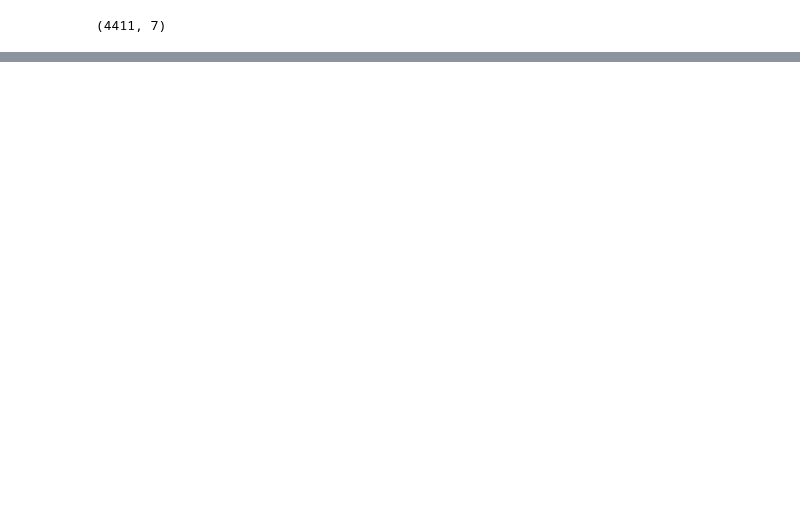
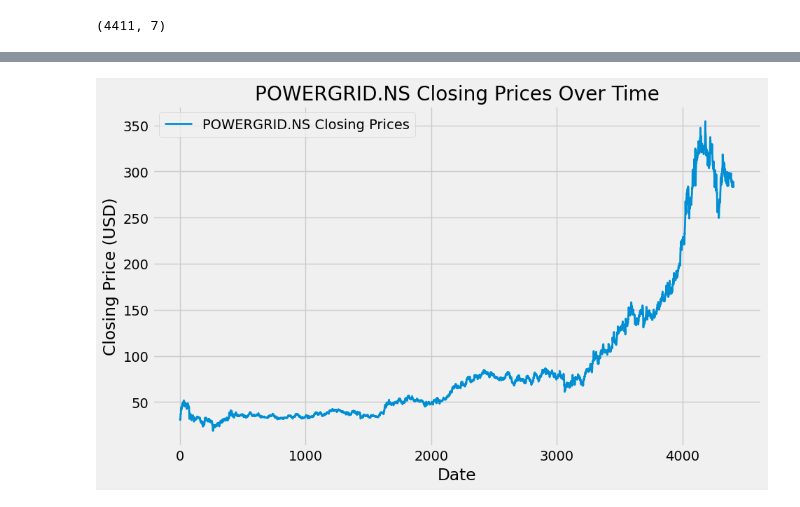
Before and after one commit to kamijoseph/LSTM-Stocks-Price, a Jupyter notebook: notebooks/main.ipynb, the cells around one changed output, grey strips where cells are left out. Drawn from its saved outputs; the diff is of its cells as text; code cells hidden in the pictures; blank space fills up the shorter version.

Commit message:
closing price plot

```diff
--- a/notebooks/main.ipynb
+++ b/notebooks/main.ipynb
@@ -15,5 +15,5 @@ plt.style.use("fivethirtyeight")
 stock = "POWERGRID.NS"
 start = dt.datetime(2000, 1, 1)
 end = dt.datetime(2025, 8, 26)
-data = yf.download(stock, start, end)
+df = yf.download(stock, start, end)
 # %% [output]
@@ -83,5 +85,5 @@ data.describe()
 | 75% | 97.373295 | 99.375563 | 95.972281 | 97.651241 | 1.376872e+07 |
 | max | 354.580750 | 355.356950 | 346.576122 | 353.222365 | 8.552157e+08 |
 # %%
-data = data.reset_index()
+df = df.reset_index()
 # %%
@@ -152,0 +175,14 @@ fig.show()
+# %%
+plt.figure(figsize=(10, 6))
+plt.plot(
+    df["Close"],
+    label = f"{stock} Closing Prices",
+    linewidth = 2
+)
+plt.title(f"{stock} Closing Prices Over Time")
+plt.xlabel("Date")
+plt.ylabel("Closing Price (USD)")
+plt.legend()
+plt.show()
+# %% [output]
+[figure, added]
```
Also changed, not shown: parts of 15 cells of this notebook.
